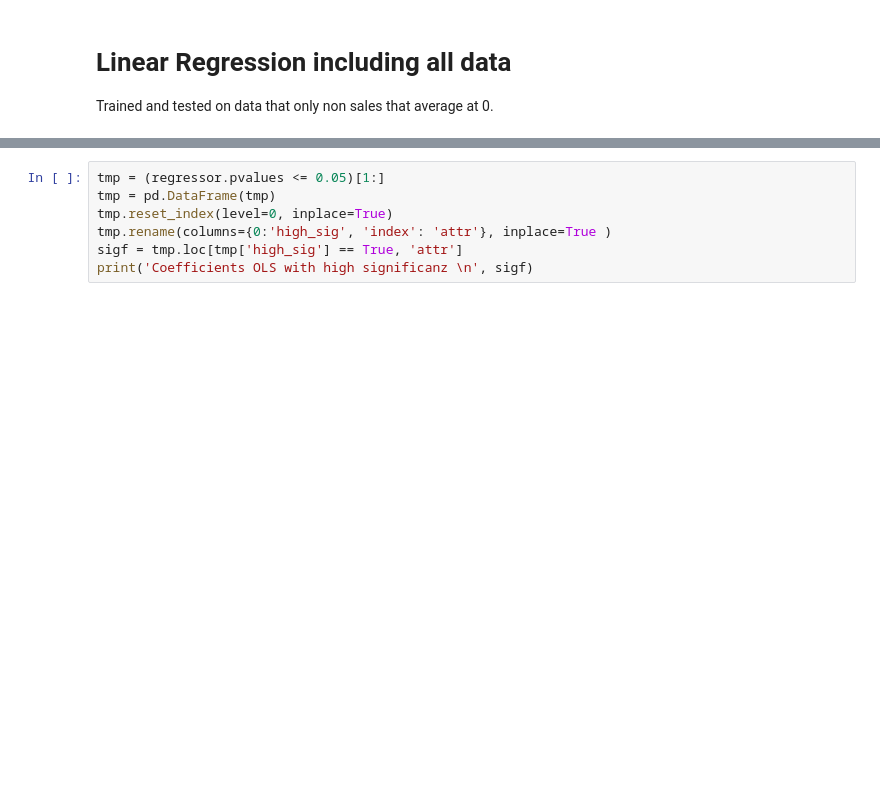
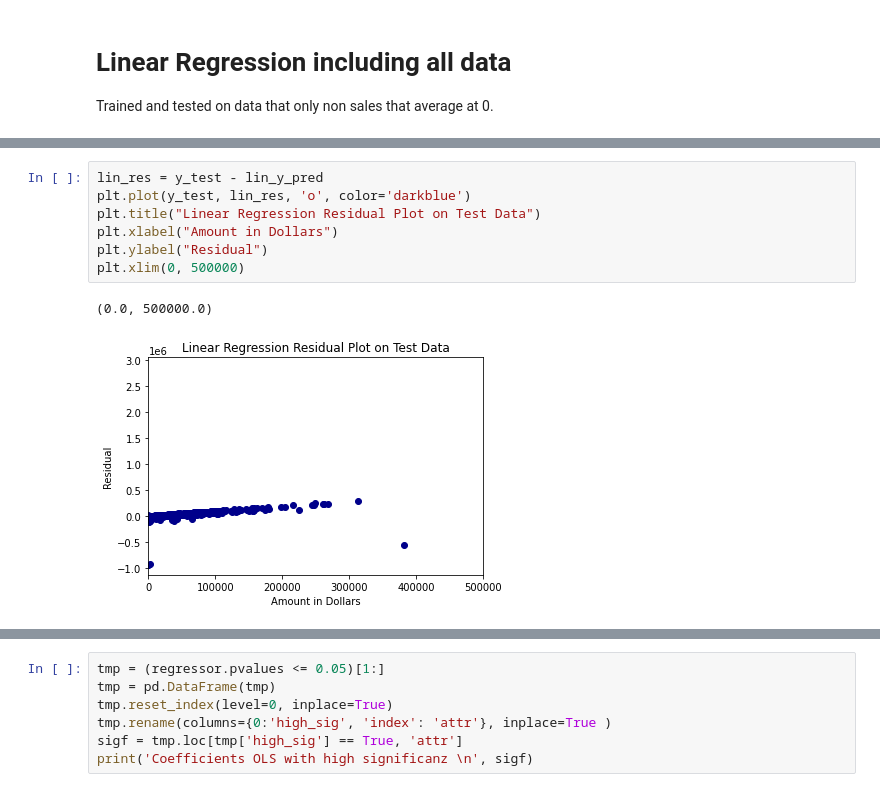
Before and after one commit to QuantLet/DEDA-SoSe2021, a Jupyter notebook: Cryptopunks-Transactions-Analysis/static_regression_and_attributes.ipynb, the cells around one changed output, grey strips where cells are left out. Saved outputs shown, nothing was run; the diff lists cells and outputs as text; blank space fills up the shorter version.

```diff
--- a/Cryptopunks-Transactions-Analysis/static_regression_and_attributes.ipynb
+++ b/Cryptopunks-Transactions-Analysis/static_regression_and_attributes.ipynb
@@ -301,3 +303,13 @@ Root Mean Squared Error: 70867.368
+# %%
+lin_res = y_test - lin_y_pred
+plt.plot(y_test, lin_res, 'o', color='darkblue')
+plt.title("Linear Regression Residual Plot on Test Data")
+plt.xlabel("Amount in Dollars")
+plt.ylabel("Residual")
+plt.xlim(0, 500000)
+# %% [output]
+(0.0, 500000.0)
+[figure, added]
 # %%
 regressor = sm.OLS(y_train, X_train).fit()
 y_pred = regressor.predict(X_test)
```
Also changed, not shown: parts of 11 cells of this notebook.
